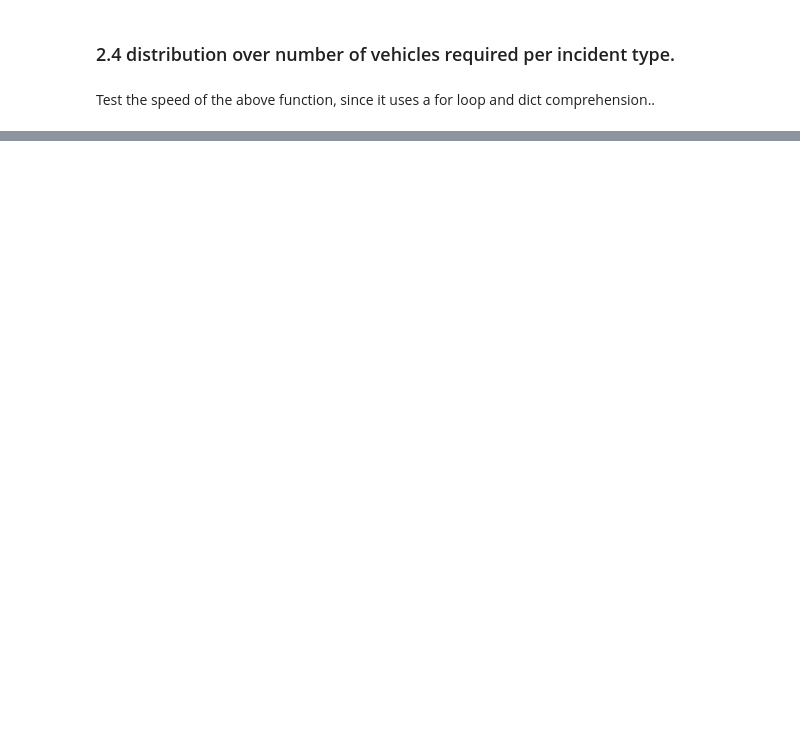
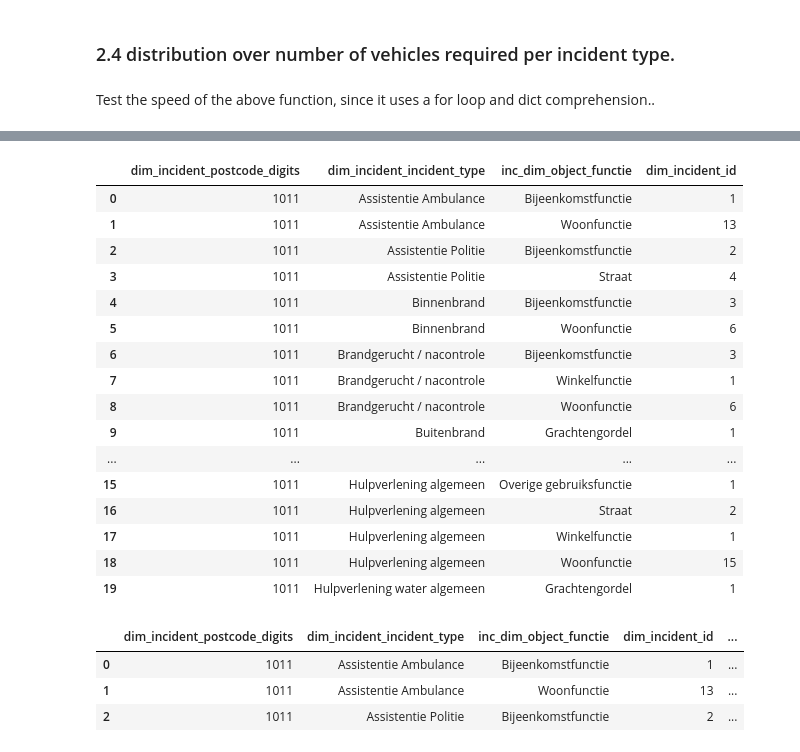
Before and after one commit to san89/FDAA, a Jupyter notebook: simulation_possibilities.ipynb, the cells around one changed output, grey strips where cells are left out. Drawn from its saved outputs; the diff is of its cells as text; code cells hidden in the pictures; blank space fills up the shorter version.

Commit message:
Added functions for getting and sampling distribution over building functions per location and incident type

```diff
--- a/simulation_possibilities.ipynb
+++ b/simulation_possibilities.ipynb
@@ -319,0 +352,29 @@ Function evaluated in 0.317 seconds.
+# %%
+
+
+building_function_probs.head(20)
+# %% [output]
+|  | dim_incident_postcode_digits | dim_incident_incident_type | inc_dim_object_functie | dim_incident_id |
+| 0 | 1011 | Assistentie Ambulance | Bijeenkomstfunctie | 1 |
+| 1 | 1011 | Assistentie Ambulance | Woonfunctie | 13 |
+| 2 | 1011 | Assistentie Politie | Bijeenkomstfunctie | 2 |
+| 3 | 1011 | Assistentie Politie | Straat | 4 |
+| 4 | 1011 | Binnenbrand | Bijeenkomstfunctie | 3 |
+| 5 | 1011 | Binnenbrand | Woonfunctie | 6 |
+| 6 | 1011 | Brandgerucht / nacontrole | Bijeenkomstfunctie | 3 |
+| 7 | 1011 | Brandgerucht / nacontrole | Winkelfunctie | 1 |
+| 8 | 1011 | Brandgerucht / nacontrole | Woonfunctie | 6 |
+| 9 | 1011 | Buitenbrand | Grachtengordel | 1 |
+| ... | ... | ... | ... | ... |
+| 15 | 1011 | Hulpverlening algemeen | Overige gebruiksfunctie | 1 |
+| 16 | 1011 | Hulpverlening algemeen | Straat | 2 |
+| 17 | 1011 | Hulpverlening algemeen | Winkelfunctie | 1 |
+| 18 | 1011 | Hulpverlening algemeen | Woonfunctie | 15 |
+| 19 | 1011 | Hulpverlening water algemeen | Grachtengordel | 1 |
+# %%
+building_function_probs.head(3)
+# %% [output]
+|  | dim_incident_postcode_digits | dim_incident_incident_type | inc_dim_object_functie | dim_incident_id | ... |
+| 0 | 1011 | Assistentie Ambulance | Bijeenkomstfunctie | 1 | ... |
+| 1 | 1011 | Assistentie Ambulance | Woonfunctie | 13 | ... |
+| 2 | 1011 | Assistentie Politie | Bijeenkomstfunctie | 2 | ... |
```
Also changed, not shown: parts of 14 cells of this notebook, 2 other files.
